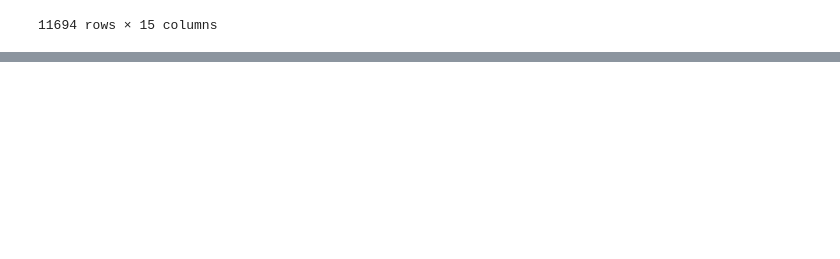
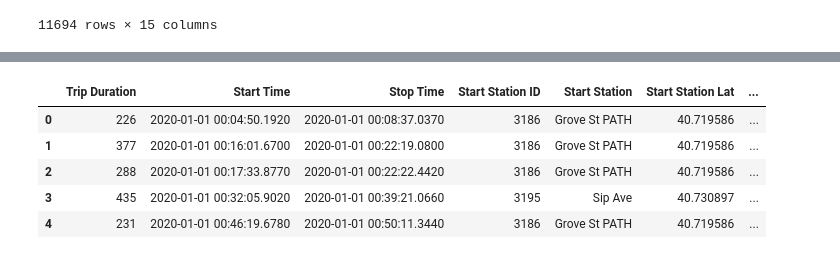
Before and after one commit to DINHC/tableau, a Jupyter notebook: citybike.ipynb, the cells around one changed output, grey strips where cells are left out. Cells and saved outputs as stored; diff of their text form; code cells hidden in the pictures; blank space fills up the shorter version.

```diff
--- a/citybike.ipynb
+++ b/citybike.ipynb
@@ -734,0 +777,17 @@ bike12.dropna()
+# %%
+bike2020.rename(columns = {'tripduration': 'Trip Duration', 'starttime': 'Start Time',
+                      'stoptime': 'Stop Time', 'gender':'Gender', "usertype": "User Type",
+                      'bikeid': 'Bike ID', 'birth year': 'Birth Year', 'start station id': 'Start Station ID',
+                      'start station name': 'Start Station', 'start station latitude': 'Start Station Lat',
+                      'start station longitude': 'Start Station Long', 'end station id': 'End Station ID',
+                      'end station name': 'End Station Name', 'end station latitude': 'End Station Lat',
+                      'end station longitude': 'End Station Long'}, inplace = True)
+# %%
+bike2020.head()
+# %% [output]
+|  | Trip Duration | Start Time | Stop Time | Start Station ID | Start Station | Start Station Lat | ... |
+| 0 | 226 | 2020-01-01 00:04:50.1920 | 2020-01-01 00:08:37.0370 | 3186 | Grove St PATH | 40.719586 | ... |
+| 1 | 377 | 2020-01-01 00:16:01.6700 | 2020-01-01 00:22:19.0800 | 3186 | Grove St PATH | 40.719586 | ... |
+| 2 | 288 | 2020-01-01 00:17:33.8770 | 2020-01-01 00:22:22.4420 | 3186 | Grove St PATH | 40.719586 | ... |
+| 3 | 435 | 2020-01-01 00:32:05.9020 | 2020-01-01 00:39:21.0660 | 3195 | Sip Ave | 40.730897 | ... |
+| 4 | 231 | 2020-01-01 00:46:19.6780 | 2020-01-01 00:50:11.3440 | 3186 | Grove St PATH | 40.719586 | ... |
```
Also changed, not shown: parts of 27 cells of this notebook, 1 other file.
